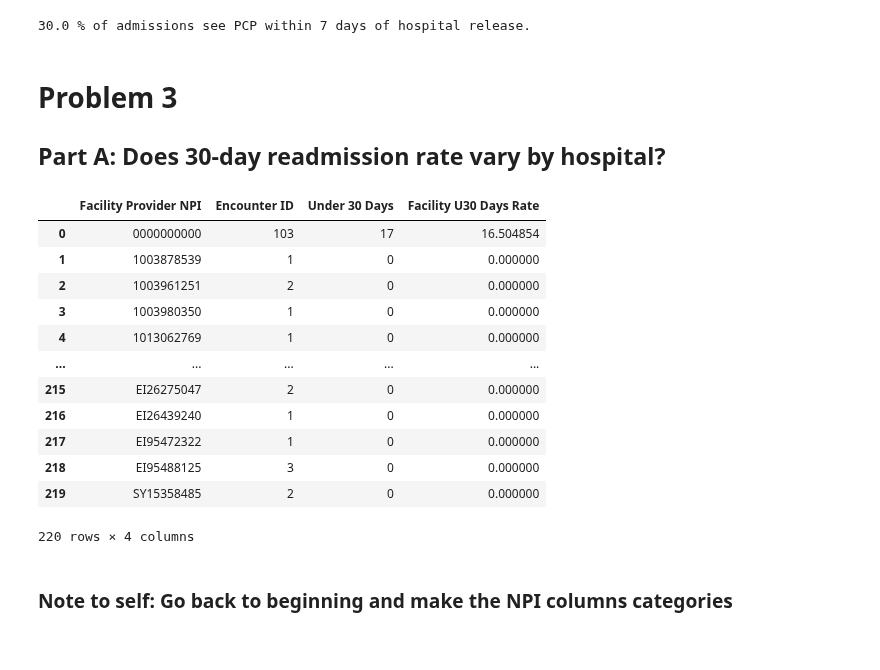
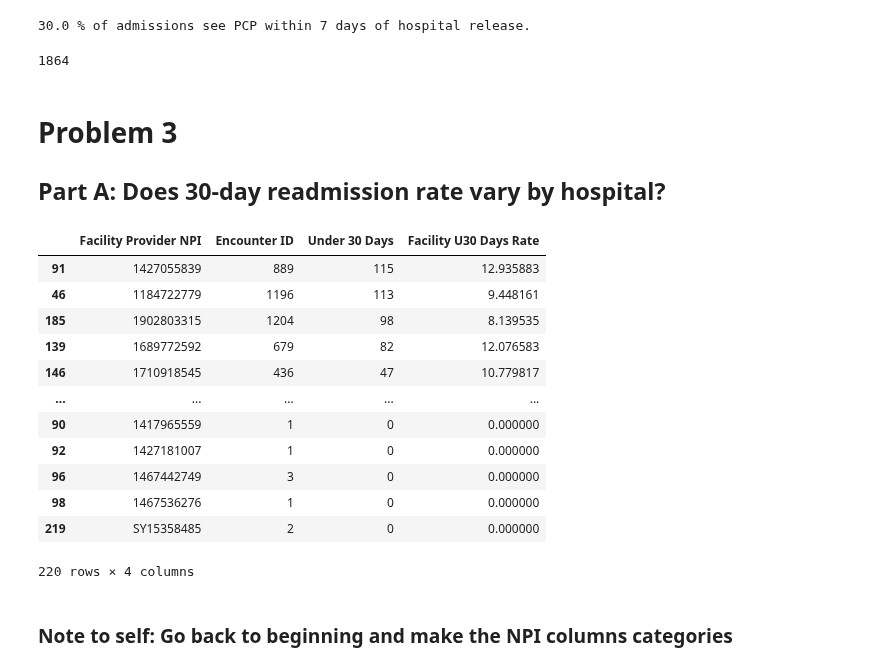
Before and after one commit to jrioross/ursa_health_hospital_readmissions, a Jupyter notebook: ursa_health_hospital_readmission.ipynb, the cells around one changed output. Cells and saved outputs as stored; diff of their text form; code cells hidden in the pictures.

```diff
--- a/ursa_health_hospital_readmission.ipynb
+++ b/ursa_health_hospital_readmission.ipynb
@@ -368,32 +368,36 @@ readm_pcp_new[readm_pcp_new.duplicated(subset='Encounter ID', keep=False)]
 print(round(100*(sum(readm_pcp_new['PCP Under 7 Days'])-readm_pcp_new.duplicated(subset = 'Encounter ID').sum())/len(readm_pcp_new['Encounter ID'].unique()),2), '% of admissions see PCP within 7 days of hospital release.')
 # %% [output]
 30.0 % of admissions see PCP within 7 days of hospital release.
+# %%
+sum(readm_pcp_new['PCP Under 7 Days'])-readm_pcp_new.duplicated(subset = 'Encounter ID').sum()
+# %% [output]
+1864
 # %% [markdown]
 # Problem 3
 ## Part A: Does 30-day readmission rate vary by hospital?
 # %%
 # For each facility NPI, calculate a sum of readmissions within 30 days
 # divided by the number of admissions to that facility NPI
 facility_u30_ct = readmissions.groupby('Facility Provider NPI', as_index = False)['Under 30 Days'].sum()
 encounters_by_facility = readmissions.groupby('Facility Provider NPI', as_index = False)['Encounter ID'].count()
 
 facility_u30 = pd.merge(encounters_by_facility, facility_u30_ct, how = 'left')
 
 facility_u30['Facility U30 Days Rate'] = 100*facility_u30['Under 30 Days']/facility_u30['Encounter ID']
 facility_u30
-#facility_readm_u30.sort_values(ascending = False)
+facility_u30.sort_values('Under 30 Days', ascending = False)
 # %% [output]
 |  | Facility Provider NPI | Encounter ID | Under 30 Days | Facility U30 Days Rate |
-| 0 | 0000000000 | 103 | 17 | 16.504854 |
-| 1 | 1003878539 | 1 | 0 | 0.000000 |
-| 2 | 1003961251 | 2 | 0 | 0.000000 |
-| 3 | 1003980350 | 1 | 0 | 0.000000 |
-| 4 | 1013062769 | 1 | 0 | 0.000000 |
+| 91 | 1427055839 | 889 | 115 | 12.935883 |
+| 46 | 1184722779 | 1196 | 113 | 9.448161 |
+| 185 | 1902803315 | 1204 | 98 | 8.139535 |
+| 139 | 1689772592 | 679 | 82 | 12.076583 |
+| 146 | 1710918545 | 436 | 47 | 10.779817 |
 | ... | ... | ... | ... | ... |
-| 215 | EI26275047 | 2 | 0 | 0.000000 |
-| 216 | EI26439240 | 1 | 0 | 0.000000 |
-| 217 | EI95472322 | 1 | 0 | 0.000000 |
-| 218 | EI95488125 | 3 | 0 | 0.000000 |
+| 90 | 1417965559 | 1 | 0 | 0.000000 |
+| 92 | 1427181007 | 1 | 0 | 0.000000 |
+| 96 | 1467442749 | 3 | 0 | 0.000000 |
+| 98 | 1467536276 | 1 | 0 | 0.000000 |
 | 219 | SY15358485 | 2 | 0 | 0.000000 |
 220 rows × 4 columns
 # %% [markdown]
```
Also changed, not shown: parts of 12 cells of this notebook.
